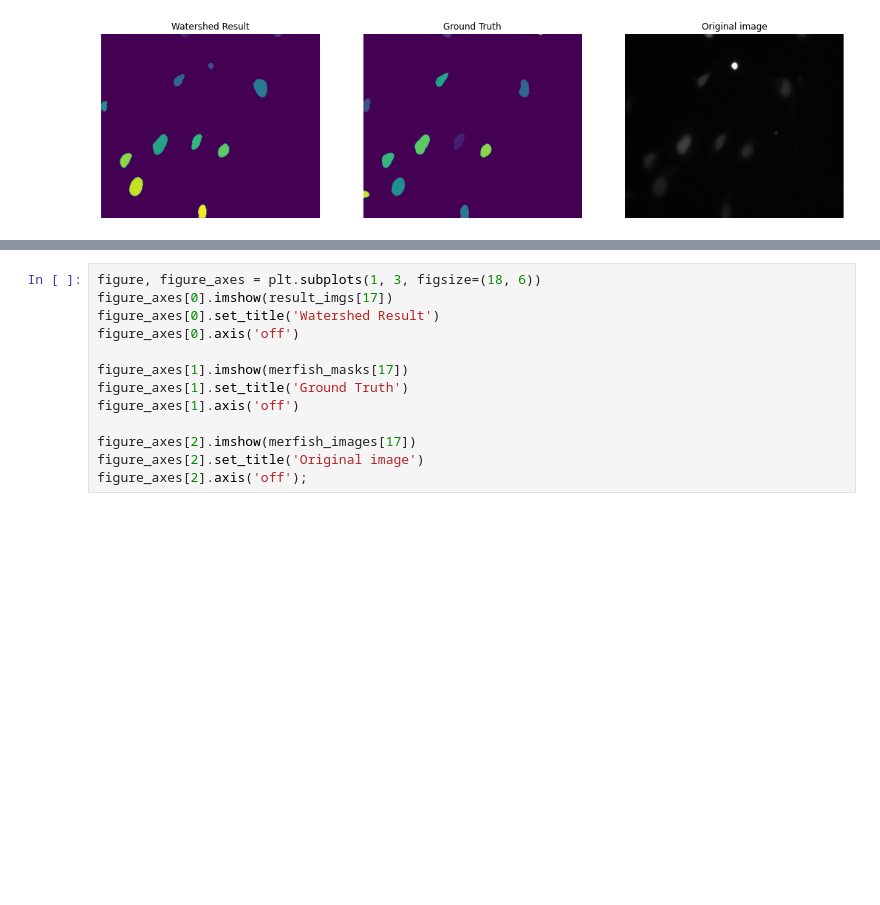
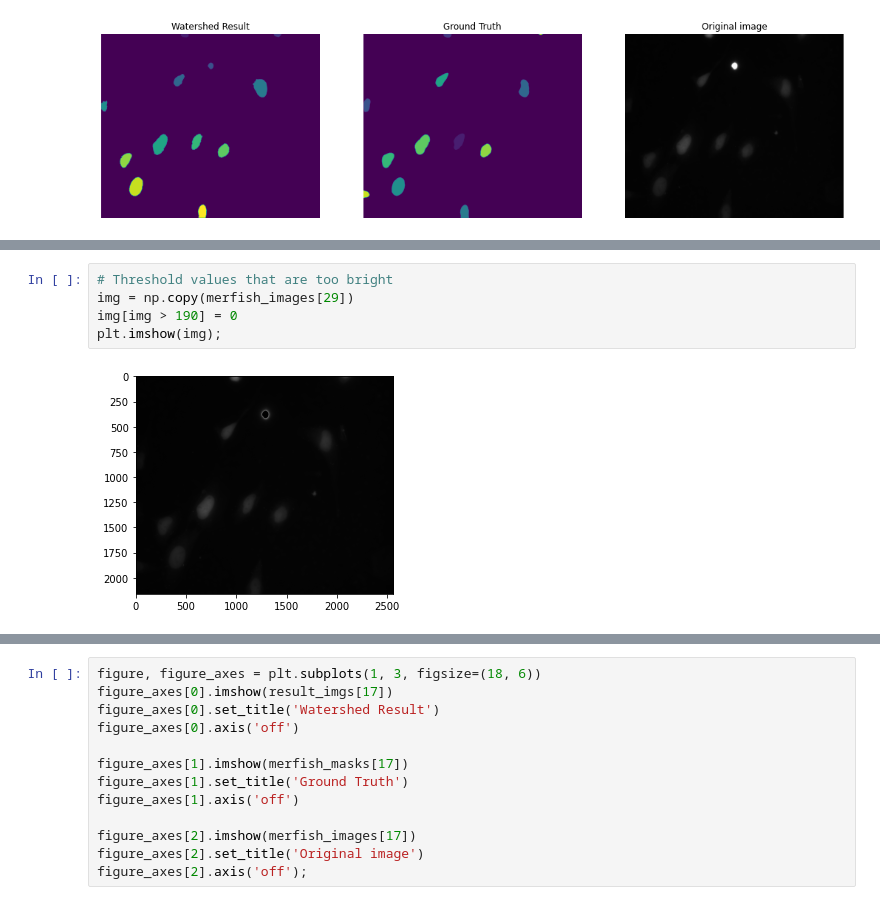
Before and after one commit to annajiwons/merfish-segmentation, a Jupyter notebook: 4_watershed/watershed.ipynb, the cells around one changed output, grey strips where cells are left out. Drawn from its saved outputs; the diff is of its cells as text; blank space fills up the shorter version.

```diff
--- a/4_watershed/watershed.ipynb
+++ b/4_watershed/watershed.ipynb
@@ -353,0 +369,7 @@ It also considered the bright spot as a nucleus. Thresholding of brightness valu
+# %%
+# Threshold values that are too bright
+img = np.copy(merfish_images[29])
+img[img > 190] = 0
+plt.imshow(img);
+# %% [output]
+[figure, added]
```
Also changed, not shown: parts of 32 cells of this notebook.
